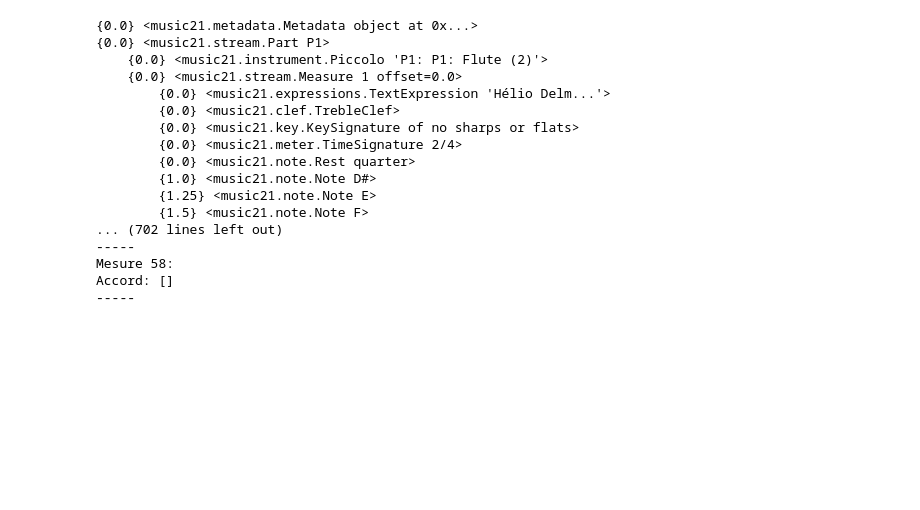
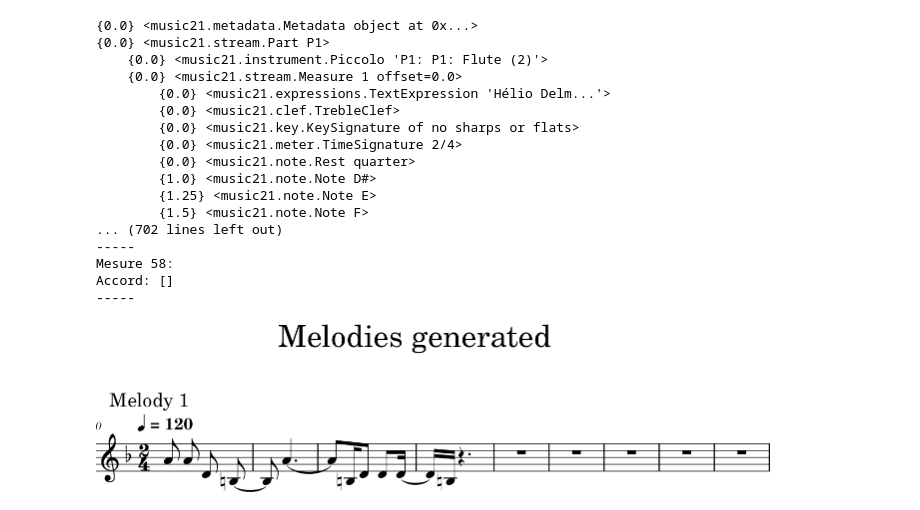
Before and after one commit to Gowthraven/Projet_M2, a Jupyter notebook: show_melody.ipynb, the cells around one changed output. Drawn from its saved outputs; the diff is of its cells as text; code cells hidden in the pictures; blank space fills up the shorter version.

```diff
--- a/show_melody.ipynb
+++ b/show_melody.ipynb
@@ -45,4 +87,6 @@ Mesure 58:
 Accord: []
 -----
 # %%
-visualize("2/4",["F"],["A4-0.5, A4-0.5, D4-0.5, rest-1.0, A4-2.0, B3-0.25, D4-0.5, D4-0.5, D4-0.5, B3-0.25"]).show("xml")
+visualize("2/4",["F"],["A4-0.5, A4-0.5, D4-0.5, B3-1.0, A4-2.0, B3-0.25, D4-0.5, D4-0.5, D4-0.5, B3-0.25"]).show()
+# %% [output]
+[figure, added]
```
Also changed, not shown: parts of 4 cells of this notebook, 3 other files.
